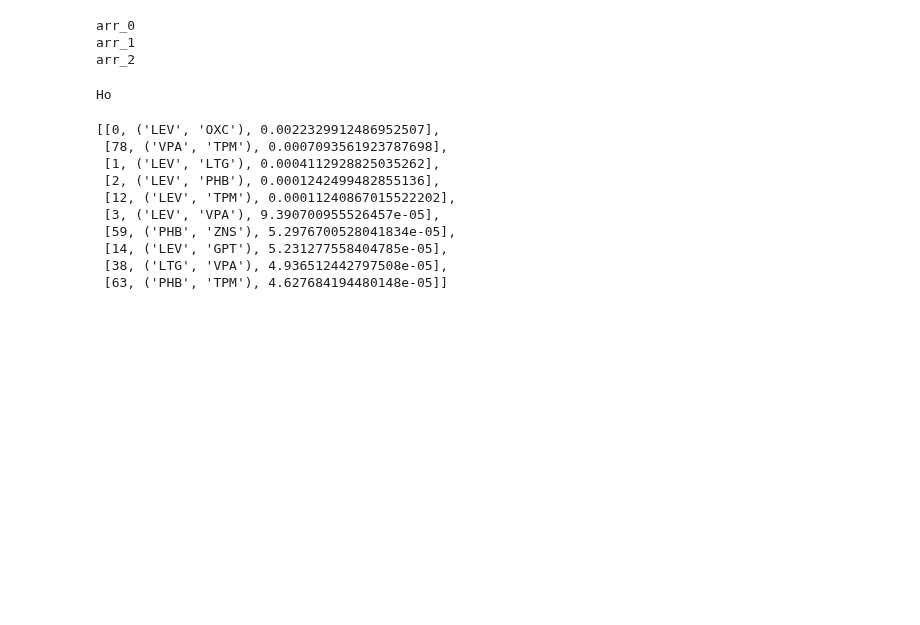
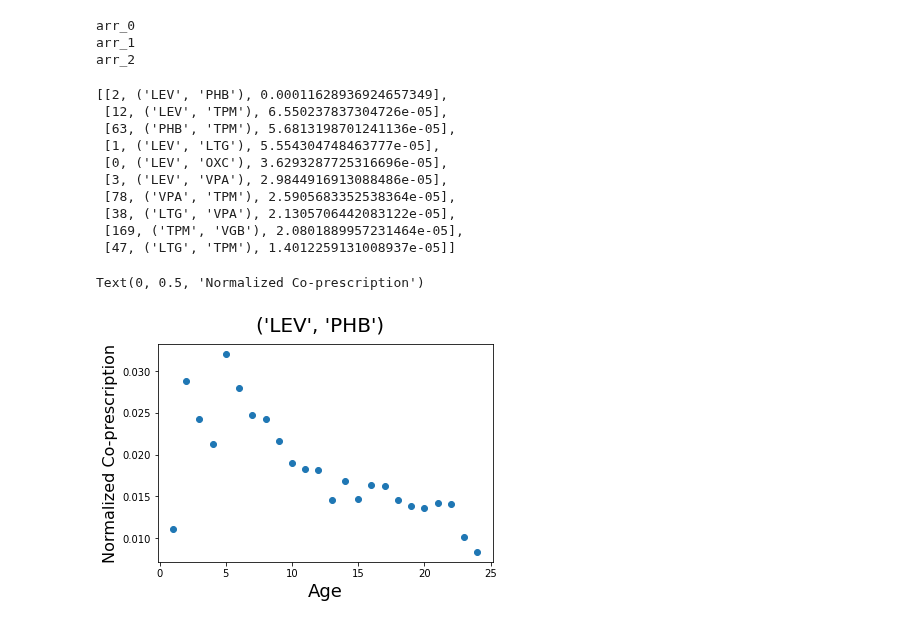
Before and after one commit to spatank/CIS-545, a Jupyter notebook: project_SPP.ipynb, the cells around one changed output. Cells and saved outputs as stored; diff of their text form; code cells hidden in the pictures; blank space fills up the shorter version.

```diff
--- a/project_SPP.ipynb
+++ b/project_SPP.ipynb
@@ -42,20 +42,12 @@ def transpose(matrix):
             list_for_transpose.append(original_list[i])
         transpose_matrix.append(list_for_transpose)
     return transpose_matrix
-# %%
-try:
-  curr_adj_mat = time_var_adj[:, :, 0]
-  curr_adj_mat = curr_adj_mat/np.sum(curr_adj_mat)
-  print('Ho')
-except:
-  pass
-# %% [output]
-Ho
 # %%
-num_age_groups = time_var_adj.shape[2] # years of longitudinal data
+# num_age_groups = time_var_adj.shape[2] # years of longitudinal data
+num_age_groups = 25 # i.e., up to age num_age_groups - 1
 upper_tri_indices = np.triu_indices(20, k = 1)
 edges_across_time = []
-for idx in range(num_age_groups):
+for idx in range(1, num_age_groups):
   curr_adj_mat = time_var_adj[:, :, idx]
   if np.sum(curr_adj_mat) != 0:
     curr_adj_mat = curr_adj_mat/np.sum(curr_adj_mat) # normalize
@@ -78,13 +70,23 @@ for edge_ID in high_variance_edge_IDs:
 # %%
 high_variance_edges[:10]
 # %% [output]
-[[0, ('LEV', 'OXC'), 0.0022329912486952507],
- [78, ('VPA', 'TPM'), 0.0007093561923787698],
- [1, ('LEV', 'LTG'), 0.0004112928825035262],
- [2, ('LEV', 'PHB'), 0.0001242499482855136],
- [12, ('LEV', 'TPM'), 0.00011240867015522202],
- [3, ('LEV', 'VPA'), 9.390700955526457e-05],
- [59, ('PHB', 'ZNS'), 5.2976700528041834e-05],
- [14, ('LEV', 'GPT'), 5.231277558404785e-05],
- [38, ('LTG', 'VPA'), 4.936512442797508e-05],
- [63, ('PHB', 'TPM'), 4.627684194480148e-05]]
+[[2, ('LEV', 'PHB'), 0.00011628936924657349],
+ [12, ('LEV', 'TPM'), 6.550237837304726e-05],
+ [63, ('PHB', 'TPM'), 5.6813198701241136e-05],
+ [1, ('LEV', 'LTG'), 5.554304748463777e-05],
+ [0, ('LEV', 'OXC'), 3.6293287725316696e-05],
+ [3, ('LEV', 'VPA'), 2.9844916913088486e-05],
+ [78, ('VPA', 'TPM'), 2.5905683352538364e-05],
+ [38, ('LTG', 'VPA'), 2.1305706442083122e-05],
+ [169, ('TPM', 'VGB'), 2.0801889957231464e-05],
+ [47, ('LTG', 'TPM'), 1.4012259131008937e-05]]
+# %%
+edge = 0
+fig = plt.figure()
+plt.scatter(list(range(1, len(edges_across_time[edge]) + 1)), edges_across_time[edge])
+fig.suptitle(str(high_variance_edges[edge][1]), fontsize = 20)
+plt.xlabel('Age', fontsize = 18)
+plt.ylabel('Normalized Co-prescription', fontsize = 16)
+# %% [output]
+Text(0, 0.5, 'Normalized Co-prescription')
+[figure, added]
```
Also changed, not shown: parts of 3 cells of this notebook.
